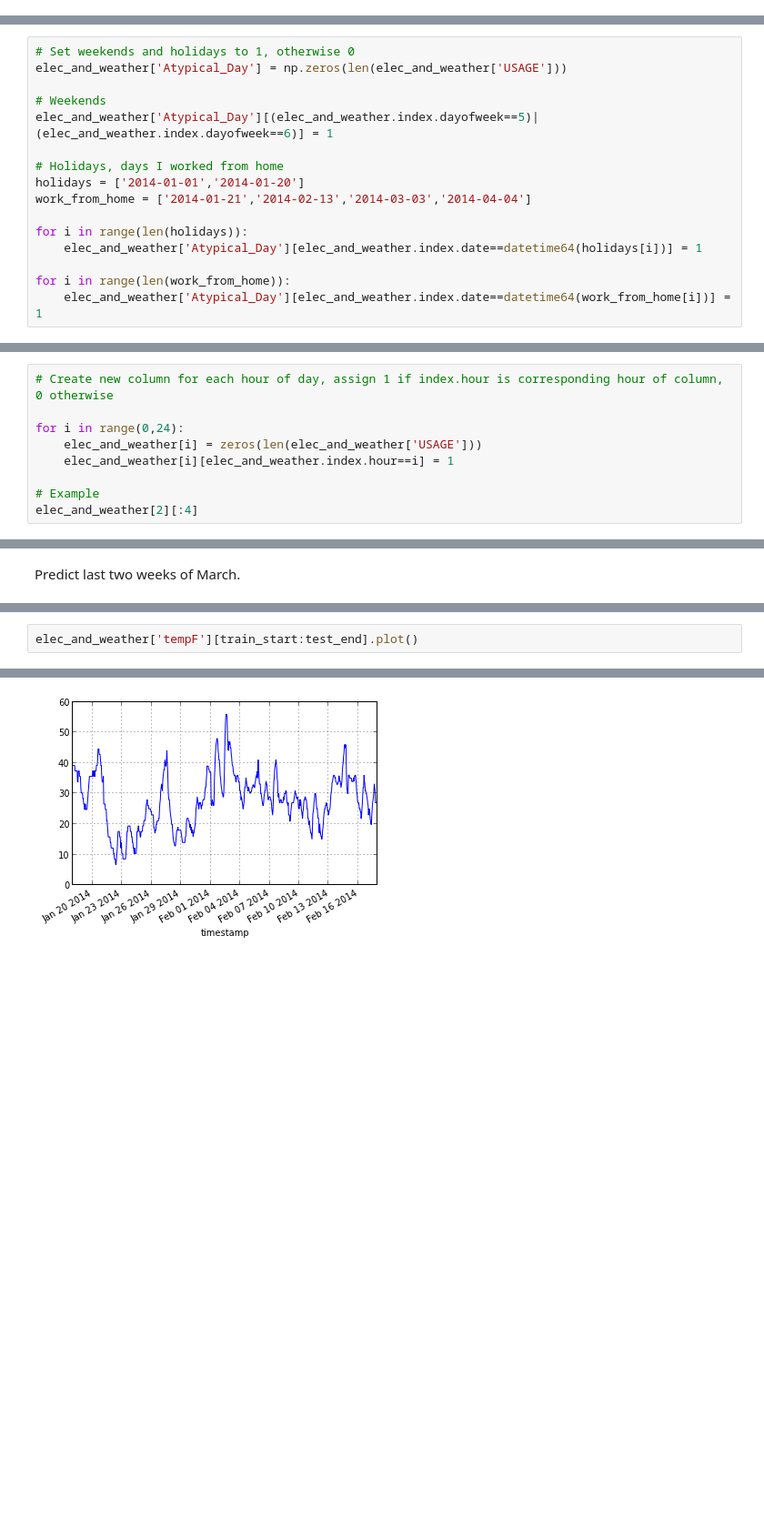
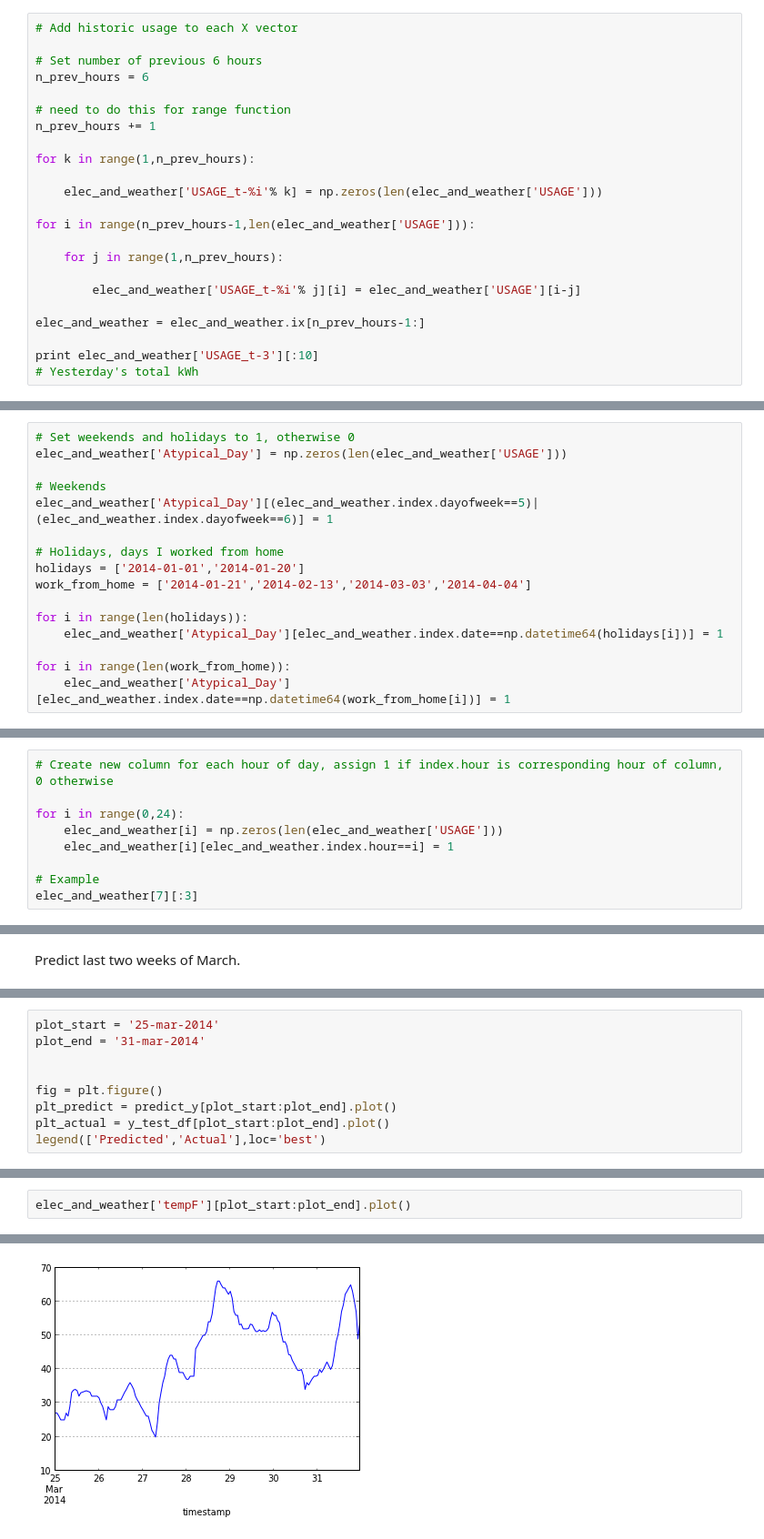
Before and after one commit to jtelszasz/my_energy_forecast_SVR, a Jupyter notebook: Elec_SVM.ipynb, the cells around one changed output, grey strips where cells are left out. Shown at 91% size. Saved outputs shown, nothing was run; the diff lists cells and outputs as text; blank space fills up the shorter version.

```diff
--- a/Elec_SVM.ipynb
+++ b/Elec_SVM.ipynb
@@ -31,3 +32,26 @@ elec_and_weather[:5]
 | 2014-01-18 02:00:00 | 61 | 39.2 | 0.94 | 2014-01-18 02:59:00 | 4.588 |
 | 2014-01-18 03:00:00 | 65 | 39.2 | 1.11 | 2014-01-18 03:59:00 | 4.588 |
 | 2014-01-18 04:00:00 | 70 | 39.2 | 1.34 | 2014-01-18 04:59:00 | 4.588 |
+# %%
+# Add historic usage to each X vector
+
+# Set number of previous 6 hours
+n_prev_hours = 6
+
+# need to do this for range function
+n_prev_hours += 1
+
+for k in range(1,n_prev_hours):
+
+    elec_and_weather['USAGE_t-%i'% k] = np.zeros(len(elec_and_weather['USAGE']))
+
+for i in range(n_prev_hours-1,len(elec_and_weather['USAGE'])):
+
+    for j in range(1,n_prev_hours):
+
+        elec_and_weather['USAGE_t-%i'% j][i] = elec_and_weather['USAGE'][i-j]
+
+elec_and_weather = elec_and_weather.ix[n_prev_hours-1:]
+
+print elec_and_weather['USAGE_t-3'][:10]
+# Yesterday's total kWh
@@ -45,20 +82,20 @@ holidays = ['2014-01-01','2014-01-20']
 work_from_home = ['2014-01-21','2014-02-13','2014-03-03','2014-04-04']
 
 for i in range(len(holidays)):
-    elec_and_weather['Atypical_Day'][elec_and_weather.index.date==datetime64(holidays[i])] = 1
+    elec_and_weather['Atypical_Day'][elec_and_weather.index.date==np.datetime64(holidays[i])] = 1
 
 for i in range(len(work_from_home)):
-    elec_and_weather['Atypical_Day'][elec_and_weather.index.date==datetime64(work_from_home[i])] = 1
+    elec_and_weather['Atypical_Day'][elec_and_weather.index.date==np.datetime64(work_from_home[i])] = 1
 # %% [markdown]
 For this case each hour of the day is a categorical variable, not continuous. The doing the analysis will require "yes" or "no" corresponding to each hour of the day.
 # %%
 # Create new column for each hour of day, assign 1 if index.hour is corresponding hour of column, 0 otherwise
 
 for i in range(0,24):
-    elec_and_weather[i] = zeros(len(elec_and_weather['USAGE']))
+    elec_and_weather[i] = np.zeros(len(elec_and_weather['USAGE']))
     elec_and_weather[i][elec_and_weather.index.hour==i] = 1
 
 # Example
-elec_and_weather[2][:4]
+elec_and_weather[7][:3]
 # %% [output]
 timestamp
@@ -111,0 +164,9 @@ plt_actual = actual_y.plot()
+# %%
+plot_start = '25-mar-2014'
+plot_end = '31-mar-2014'
+
+
+fig = plt.figure()
+plt_predict = predict_y[plot_start:plot_end].plot()
+plt_actual = y_test_df[plot_start:plot_end].plot()
+legend(['Predicted','Actual'],loc='best')
@@ -112,5 +176,5 @@ plt_actual = actual_y.plot()
 # %%
-elec_and_weather['tempF'][train_start:test_end].plot()
+elec_and_weather['tempF'][plot_start:plot_end].plot()
 # %% [output]
 <matplotlib.axes.AxesSubplot at 0x...>
-[figure, old version]
+[figure, new version]
```
Also changed, not shown: parts of 18 cells of this notebook, 4 other files.
